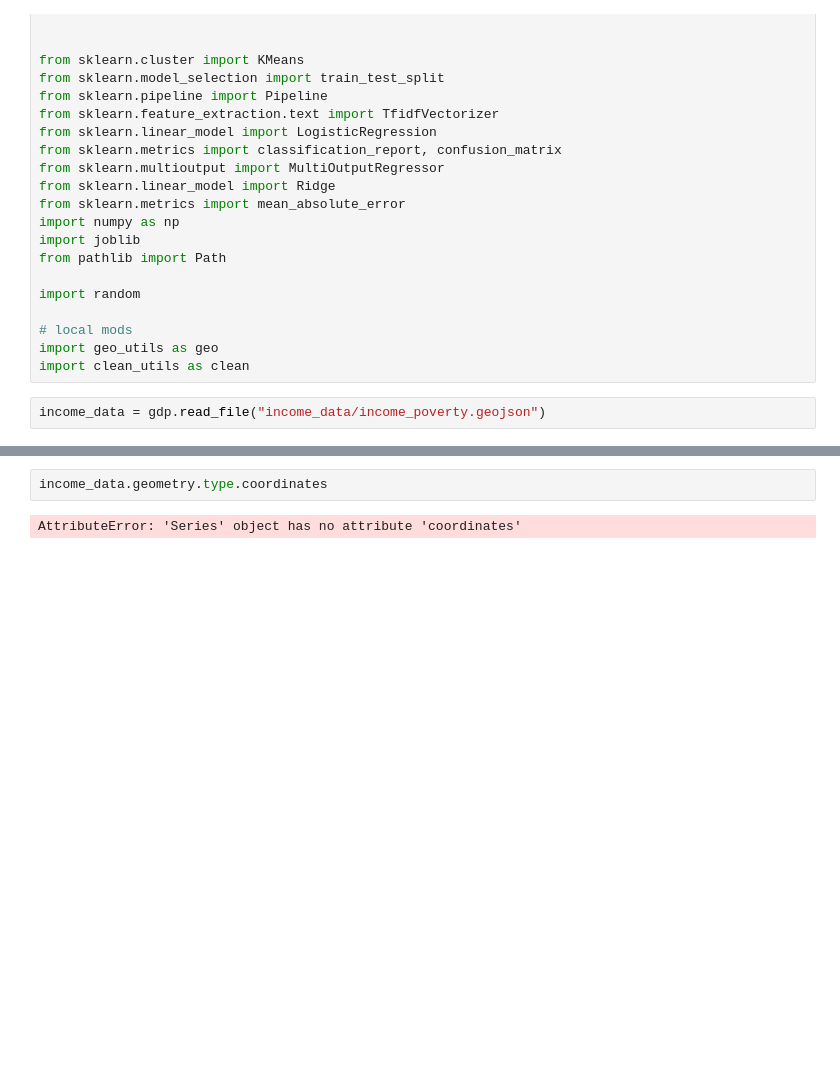
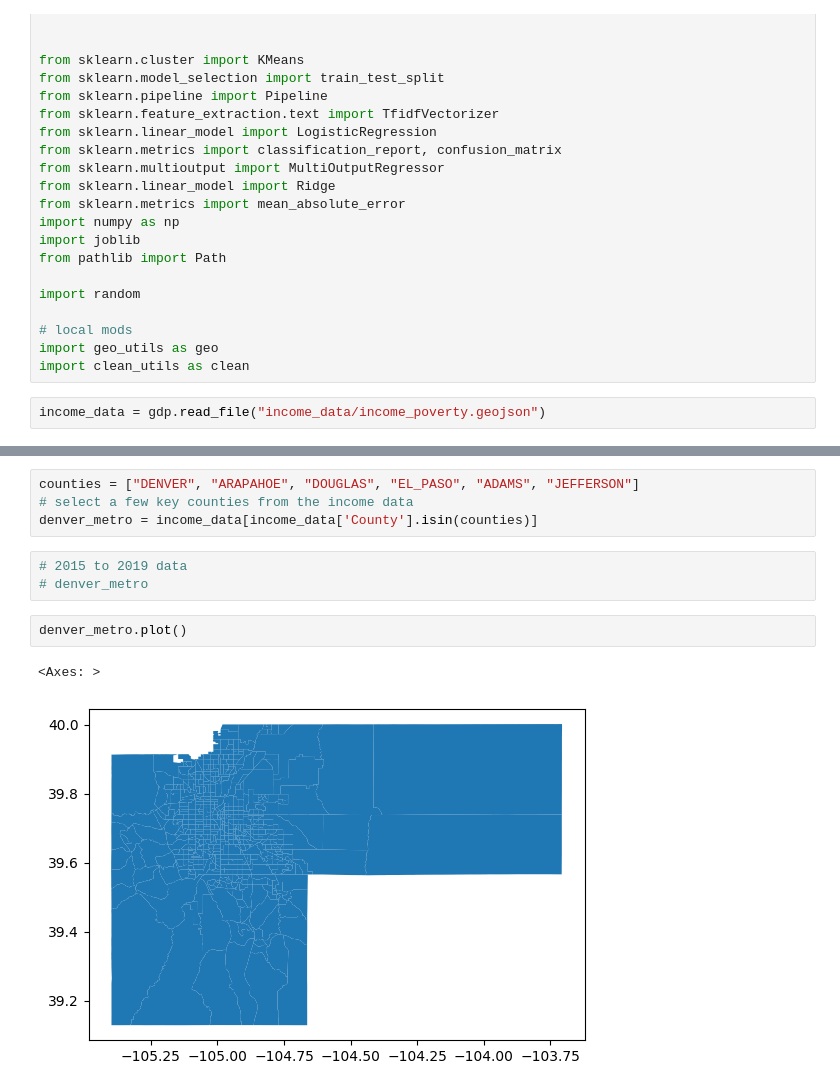
Before and after one commit to djdebonis/linguistic-landscape-geoguesser, a Jupyter notebook: income_language.ipynb, the cells around one changed output, grey strips where cells are left out. Saved outputs shown, nothing was run; the diff lists cells and outputs as text; blank space fills up the shorter version.

Commit message:
working on income data

```diff
--- a/income_language.ipynb
+++ b/income_language.ipynb
@@ -28,4 +36,12 @@ income_data = gdp.read_file("income_data/income_poverty.geojson")
 # %%
-income_data.geometry.type.coordinates
+counties = ["DENVER", "ARAPAHOE", "DOUGLAS", "EL_PASO", "ADAMS", "JEFFERSON"]
+# select a few key counties from the income data
+denver_metro = income_data[income_data['County'].isin(counties)]
-# %% [output]
-AttributeError: 'Series' object has no attribute 'coordinates'
+# %%
+# 2015 to 2019 data
+# denver_metro
+# %%
+denver_metro.plot()
+# %% [output]
+<Axes: >
+[figure, added]
```
Also changed, not shown: parts of 2 cells of this notebook.
